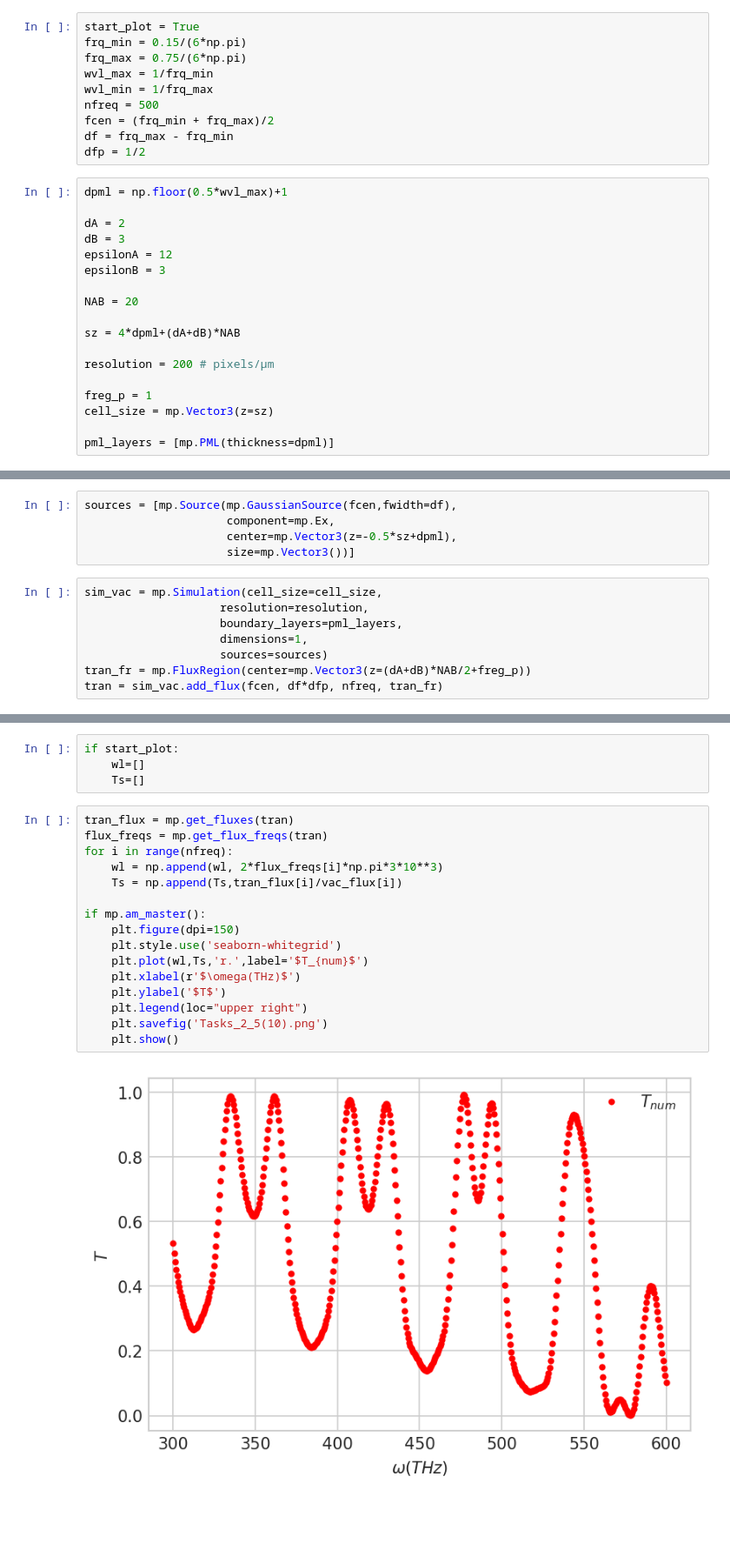
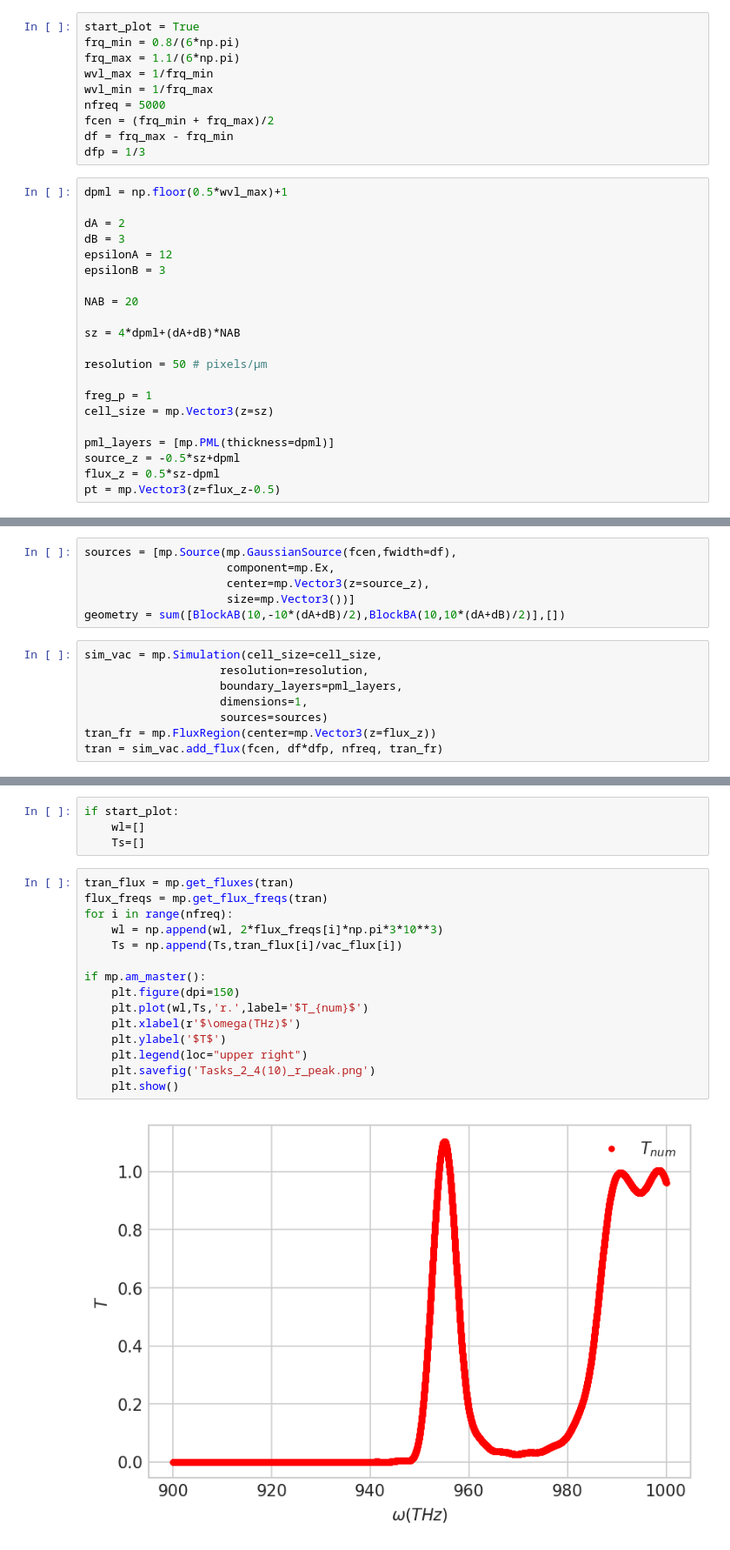
Before and after one commit to chihweiw/Photonic_Crystal, a Jupyter notebook: Tasks_2_4_2.ipynb, the cells around one changed output, grey strips where cells are left out. Shown at 87% size. Cells and saved outputs as stored; diff of their text form; blank space fills up the shorter version.

```diff
--- a/Tasks_2_4_2.ipynb
+++ b/Tasks_2_4_2.ipynb
@@ -4,14 +4,14 @@ import numpy as np
 import matplotlib.pyplot as plt
 # %%
 start_plot = True
-frq_min = 0.15/(6*np.pi)
-frq_max = 0.75/(6*np.pi)
+frq_min = 0.8/(6*np.pi)
+frq_max = 1.1/(6*np.pi)
 wvl_max = 1/frq_min
 wvl_min = 1/frq_max
-nfreq = 500
+nfreq = 5000
 fcen = (frq_min + frq_max)/2
 df = frq_max - frq_min
-dfp = 1/2
+dfp = 1/3
 # %%
 dpml = np.floor(0.5*wvl_max)+1
 
@@ -24,12 +24,15 @@ NAB = 20
 
 sz = 4*dpml+(dA+dB)*NAB
 
-resolution = 200 # pixels/μm
+resolution = 50 # pixels/μm
 
 freg_p = 1
 cell_size = mp.Vector3(z=sz)
 
 pml_layers = [mp.PML(thickness=dpml)]
+source_z = -0.5*sz+dpml
+flux_z = 0.5*sz-dpml
+pt = mp.Vector3(z=flux_z-0.5)
 # %%
 def BlockAB(N, center):
     geometry = []
@@ -57,14 +60,15 @@ def BlockBA(N, center):
 # %%
 sources = [mp.Source(mp.GaussianSource(fcen,fwidth=df),
                      component=mp.Ex,
-                     center=mp.Vector3(z=-0.5*sz+dpml),
+                     center=mp.Vector3(z=source_z),
                      size=mp.Vector3())]
+geometry = sum([BlockAB(10,-10*(dA+dB)/2),BlockBA(10,10*(dA+dB)/2)],[])
 # %%
 sim_vac = mp.Simulation(cell_size=cell_size,
                     resolution=resolution,
                     boundary_layers=pml_layers,
                     dimensions=1,
                     sources=sources)
-tran_fr = mp.FluxRegion(center=mp.Vector3(z=(dA+dB)*NAB/2+freg_p))
+tran_fr = mp.FluxRegion(center=mp.Vector3(z=flux_z))
 tran = sim_vac.add_flux(fcen, df*dfp, nfreq, tran_fr)
 # %%
@@ -129,18 +130,17 @@ if start_plot:
 # %%
 tran_flux = mp.get_fluxes(tran)
 flux_freqs = mp.get_flux_freqs(tran)
 for i in range(nfreq):
     wl = np.append(wl, 2*flux_freqs[i]*np.pi*3*10**3)
     Ts = np.append(Ts,tran_flux[i]/vac_flux[i])
 
 if mp.am_master():
     plt.figure(dpi=150)
-    plt.style.use('seaborn-whitegrid')
     plt.plot(wl,Ts,'r.',label='$T_{num}$')
     plt.xlabel(r'$\omega(THz)$')
     plt.ylabel('$T$')
     plt.legend(loc="upper right")
-    plt.savefig('Tasks_2_5(10).png')
+    plt.savefig('Tasks_2_4(10)_r_peak.png')
     plt.show()
 # %% [output]
-[figure, old version]
+[figure, new version]
```
Also changed, not shown: parts of 6 cells of this notebook, 3 other files.
